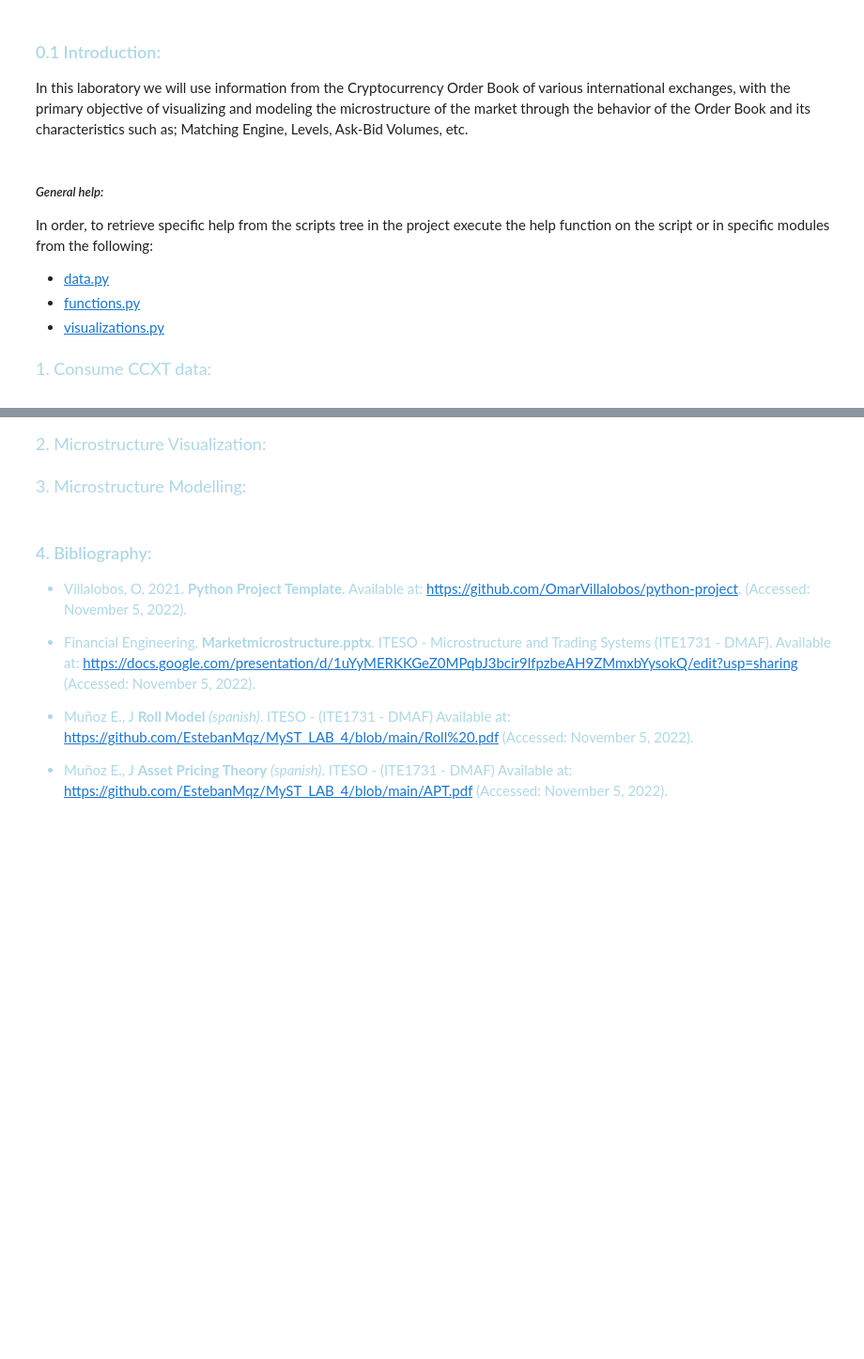
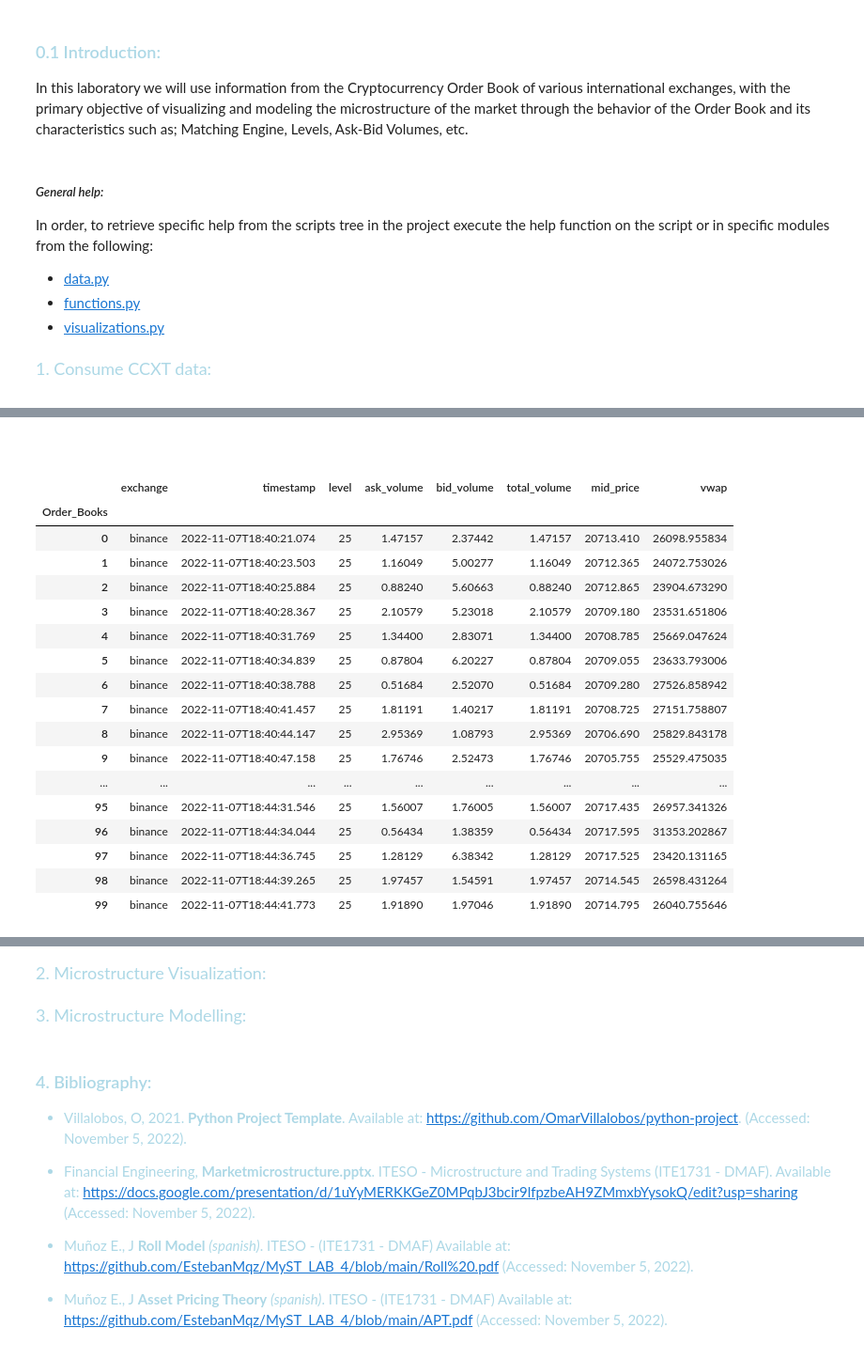
Before and after one commit to EstebanMqz/Microstructure-Visualization-Modelling, a Jupyter notebook: notebook.ipynb, the cells around one changed output, grey strips where cells are left out. Shown at 94% size. Drawn from its saved outputs; the diff is of its cells as text; code cells hidden in the pictures; blank space fills up the shorter version.

Commit message:
Consume CCXT data & Microstructure Visualization up to 2.3
 Note: temporal work area: nb

```diff
--- a/notebook.ipynb
+++ b/notebook.ipynb
@@ -121,0 +156,8 @@ f_leer_archivo(param_archivo)
+# %%
+cols_ohlcv = ['exchange','timestamp', 'open', 'high', 'low', 'close', 'volume']
+ohlcv=binance.fetch_ohlcv('BTC/USDT', limit=1)
+ohlcv
+
+ohlcv_df=pd.DataFrame(ohlcv, columns=cols_ohlcv[1:])
+ohlcv_df['timestamp']=pd.to_datetime(ohlcv_df['timestamp'])
+ohlcv_df
@@ -146 +229,72 @@ fig.add_trace(go.Bar(
 fig.show()
+# %% [markdown]
+<font color= white> <font size = 2> 1.4 Order Books / OHLCV download: </font>
+# %%
+#exchanges=[exchanges[i]+str('()') for i in range(0, len(exchanges))]
+
+cols_ob = ['exchange', 'timestamp', 'level', 'ask_volume', 'bid_volume', 'total_volume', 'mid_price', 'vwap']
+ob_df = []
+cols_ohlcv = ['exchange','timestamp', 'open', 'high', 'low', 'close', 'volume']
+ohlcv_df = []
+#for i in range(5):
+for i in range(100):
+    binance = ccxt.binance()
+    ob = binance.fetch_order_book(str(criptos[0]), limit=25)
+    ohlcv=binance.fetch_ohlcv('BTC/USDT', limit=1)
+
+    #Order Book
+    bids = pd.DataFrame(ob['bids'], columns = ['price','quantity'])
+    asks = pd.DataFrame(ob['asks'], columns = ['price','quantity'])
+    timestamp = binance.iso8601(binance.milliseconds())
+    levels = asks.count()[0]
+    ask_volume = asks.quantity.sum()
+    bid_volume = bids.quantity.sum()
+    total_volume = bid_volume + ask_volume
+    mid_price = (bids.price[0] + asks.price[0])*.5
+    vwap = bids.price[0] + asks.price[0] / (bid_volume + ask_volume)
+
+    #OHLCV
+    Op = ohlcv[0][1]
+    Hi = ohlcv[0][2]
+    Lo = ohlcv[0][3]
+    Cl = ohlcv[0][4]
+    Vol = ohlcv[0][5]
+
+    #Append OB data to df.
+    ob_df.append([exchanges[0], timestamp, levels, ask_volume, bid_volume, ask_volume, mid_price, vwap])
+    df1 = pd.DataFrame(ob_df, columns=cols_ob)
+    df1.index.name = 'Order_Books'
+
+    #OHLCV
+    #Append OHLCV data to df.
+    ohlcv_df.append([exchanges[0], timestamp,Op, Hi, Lo, Cl, Vol])
+    df2 = pd.DataFrame(ohlcv_df, columns=cols_ohlcv)
+    df2.index.name = 'OHLCV'
+    #timestamp = binance.iso8601(binance.milliseconds())
+    #df2['timestamp'] = timestamp
+
+    time.sleep(1)
+df1['timestamp'] = [df1['timestamp'][i].strip('Z') for i in range(0, len(df1))]
+df2['timestamp'] = [df2['timestamp'][i].strip('Z') for i in range(0, len(df2))]
+
+display(df1)
+display(df2)
+# %% [output]
+|  | exchange | timestamp | level | ask_volume | bid_volume | total_volume | mid_price | vwap |
+| Order_Books |  |  |  |  |  |  |  |  |
+| 0 | binance | 2022-11-07T18:40:21.074 | 25 | 1.47157 | 2.37442 | 1.47157 | 20713.410 | 26098.955834 |
+| 1 | binance | 2022-11-07T18:40:23.503 | 25 | 1.16049 | 5.00277 | 1.16049 | 20712.365 | 24072.753026 |
+| 2 | binance | 2022-11-07T18:40:25.884 | 25 | 0.88240 | 5.60663 | 0.88240 | 20712.865 | 23904.673290 |
+| 3 | binance | 2022-11-07T18:40:28.367 | 25 | 2.10579 | 5.23018 | 2.10579 | 20709.180 | 23531.651806 |
+| 4 | binance | 2022-11-07T18:40:31.769 | 25 | 1.34400 | 2.83071 | 1.34400 | 20708.785 | 25669.047624 |
+| 5 | binance | 2022-11-07T18:40:34.839 | 25 | 0.87804 | 6.20227 | 0.87804 | 20709.055 | 23633.793006 |
+| 6 | binance | 2022-11-07T18:40:38.788 | 25 | 0.51684 | 2.52070 | 0.51684 | 20709.280 | 27526.858942 |
+| 7 | binance | 2022-11-07T18:40:41.457 | 25 | 1.81191 | 1.40217 | 1.81191 | 20708.725 | 27151.758807 |
+| 8 | binance | 2022-11-07T18:40:44.147 | 25 | 2.95369 | 1.08793 | 2.95369 | 20706.690 | 25829.843178 |
+| 9 | binance | 2022-11-07T18:40:47.158 | 25 | 1.76746 | 2.52473 | 1.76746 | 20705.755 | 25529.475035 |
+| ... | ... | ... | ... | ... | ... | ... | ... | ... |
+| 95 | binance | 2022-11-07T18:44:31.546 | 25 | 1.56007 | 1.76005 | 1.56007 | 20717.435 | 26957.341326 |
+| 96 | binance | 2022-11-07T18:44:34.044 | 25 | 0.56434 | 1.38359 | 0.56434 | 20717.595 | 31353.202867 |
+| 97 | binance | 2022-11-07T18:44:36.745 | 25 | 1.28129 | 6.38342 | 1.28129 | 20717.525 | 23420.131165 |
+| 98 | binance | 2022-11-07T18:44:39.265 | 25 | 1.97457 | 1.54591 | 1.97457 | 20714.545 | 26598.431264 |
+| 99 | binance | 2022-11-07T18:44:41.773 | 25 | 1.91890 | 1.97046 | 1.91890 | 20714.795 | 26040.755646 |
```
Also changed, not shown: parts of 15 cells of this notebook, 1 other file.
